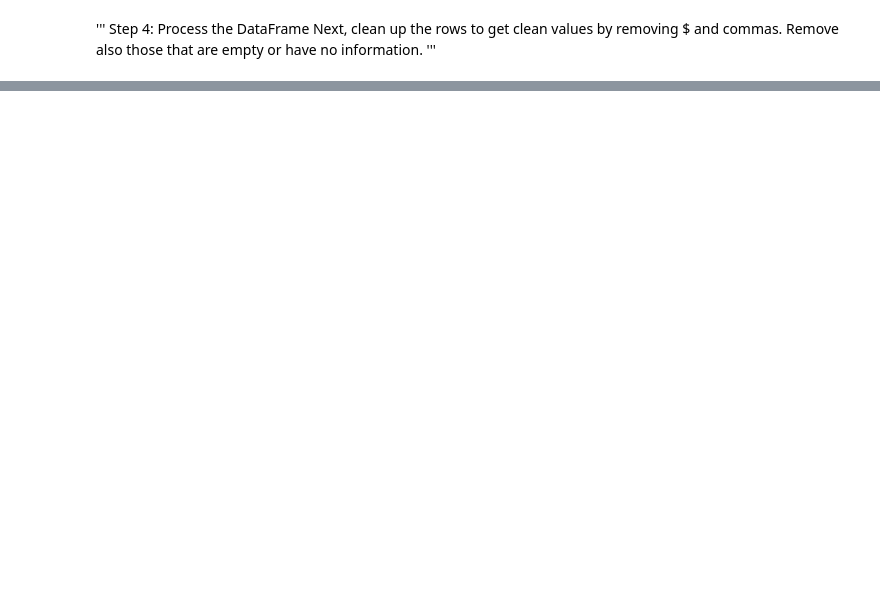
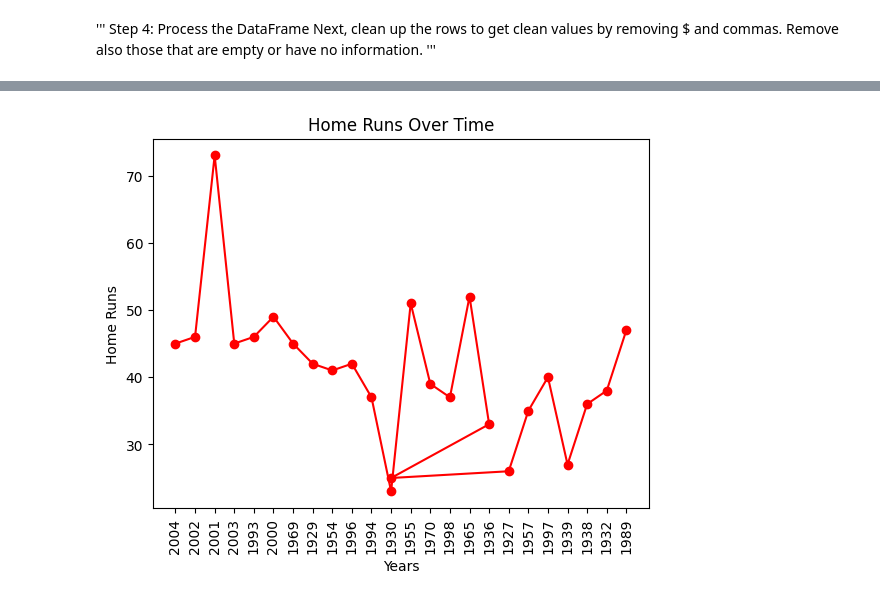
Before and after one commit to 4GeeksAcademy/Kransky85_web-scraping-project-tutorial, a Jupyter notebook: src/explore.ipynb, the cells around one changed output, grey strips where cells are left out. Drawn from its saved outputs; the diff is of its cells as text; code cells hidden in the pictures; blank space fills up the shorter version.

```diff
--- a/src/explore.ipynb
+++ b/src/explore.ipynb
@@ -177,0 +210,19 @@ plt.show()
+# %%
+
+# Ensure hr_series is converted to float
+hr_series = df['HR'].astype(float)
+year = df['YEAR']
+
+# Create a line plot for 'hr'
+plt.plot(year, hr_series, marker='o', linestyle='-', color='red')
+
+# Adding titles and labels
+plt.title('Home Runs Over Time')
+plt.xlabel('Years')  # Adjust based on what the index represents
+plt.ylabel('Home Runs')
+plt.xticks(rotation=90)
+plt.tight_layout
+# Show plot
+plt.show()
+# %% [output]
+[figure, added]
```
Also changed, not shown: parts of 7 cells of this notebook.
